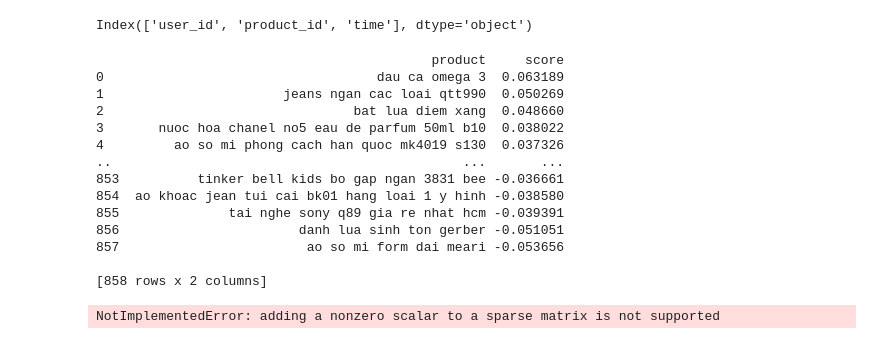
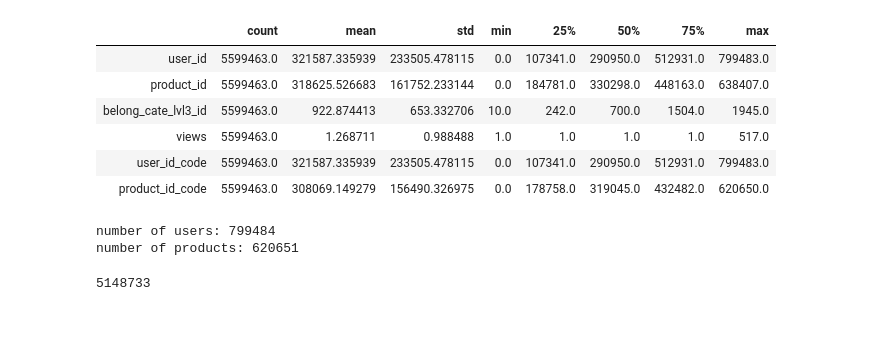
Before and after one commit to trhgnhat/DevC_Sendo, a Jupyter notebook: Paper_implementation.ipynb, the cells around one changed output. Drawn from its saved outputs; the diff is of its cells as text; code cells hidden in the pictures.

```diff
--- a/Paper_implementation.ipynb
+++ b/Paper_implementation.ipynb
@@ -93,2 +102,0 @@ item_lookup.head()
-# %%
-data = data.drop(['user_id', 'product_id'], axis=1)
@@ -180,48 +103,10 @@ sparse_user_item = sparse.csr_matrix((time, (cols, rows)))
-# %%
-raw_data.columns
-# %% [output]
-Index(['user_id', 'product_id', 'time'], dtype='object')
-# %%
-user_id = 2000
-
-# Use the implicit recommender.
-recommended = model.recommend(user_id, sparse_user_item, N=len(item_lookup), recalculate_user=True)
-
-product_ids = []
-scores = []
-
-# Get artist names from ids
-for item in recommended:
-    idx, score = item
-    product_ids.append(item_lookup.product_name.loc[raw_data.product_id.loc[data.product_id_code == idx].iloc[0]==item_lookup.product_id].iloc[0])
-    scores.append(score)
-
-# Create a dataframe of artist names and scores
-
-recommendations = pd.DataFrame({'product': product_ids, 'score': scores})
-
-
-print (recommendations)
-# %% [output]
-                                           product     score
-0                                   dau ca omega 3  0.063189
-1                       jeans ngan cac loai qtt990  0.050269
-2                                bat lua diem xang  0.048660
-3       nuoc hoa chanel no5 eau de parfum 50ml b10  0.038022
-4         ao so mi phong cach han quoc mk4019 s130  0.037326
-..                                             ...       ...
-853          tinker bell kids bo gap ngan 3831 bee -0.036661
-854  ao khoac jean tui cai bk01 hang loai 1 y hinh -0.038580
-855              tai nghe sony q89 gia re nhat hcm -0.039391
-856                       danh lua sinh ton gerber -0.051051
-857                        ao so mi form dai meari -0.053656
-
-[858 rows x 2 columns]
-# %%
-alpha = 40
-user_vecs, item_vecs = implicit.alternating_least_squares((data_sparse*alpha).astype('double'),
-                                                          factors=20,
-                                                          regularization = 0.1,
-                                                          iterations = 20)
-# %% [output]
-NotImplementedError: adding a nonzero scalar to a sparse matrix is not supported
+# %%
+data.describe().T
+# %% [output]
+|  | count | mean | std | min | 25% | 50% | 75% | max |
+| user_id | 5599463.0 | 321587.335939 | 233505.478115 | 0.0 | 107341.0 | 290950.0 | 512931.0 | 799483.0 |
+| product_id | 5599463.0 | 318625.526683 | 161752.233144 | 0.0 | 184781.0 | 330298.0 | 448163.0 | 638407.0 |
+| belong_cate_lvl3_id | 5599463.0 | 922.874413 | 653.332706 | 10.0 | 242.0 | 700.0 | 1504.0 | 1945.0 |
+| views | 5599463.0 | 1.268711 | 0.988488 | 1.0 | 1.0 | 1.0 | 1.0 | 517.0 |
+| user_id_code | 5599463.0 | 321587.335939 | 233505.478115 | 0.0 | 107341.0 | 290950.0 | 512931.0 | 799483.0 |
+| product_id_code | 5599463.0 | 308069.149279 | 156490.326975 | 0.0 | 178758.0 | 319045.0 | 432482.0 | 620650.0 |
@@ -227,0 +117,8 @@ NotImplementedError: adding a nonzero scalar to a sparse matrix is not supported
+# %%
+n_users = len(list_users)
+print("number of users:",n_users)
+n_products = len(list_products)
+print("number of products:",n_products)
+# %% [output]
+number of users: 799484
+number of products: 620651
@@ -227,0 +129,6 @@ NotImplementedError: adding a nonzero scalar to a sparse matrix is not supported
+# %%
+users_items_matrix = sparse.csr_matrix((data.views, (users, products)), shape=(n_users, n_products))
+items_users_matrix = sparse.csr_matrix((data.views, (products, users)), shape=(n_products, n_users))
+users_items_matrix.count_nonzero()
+# %% [output]
+5148733
```
Also changed, not shown: parts of 75 cells of this notebook, 5 other files.
